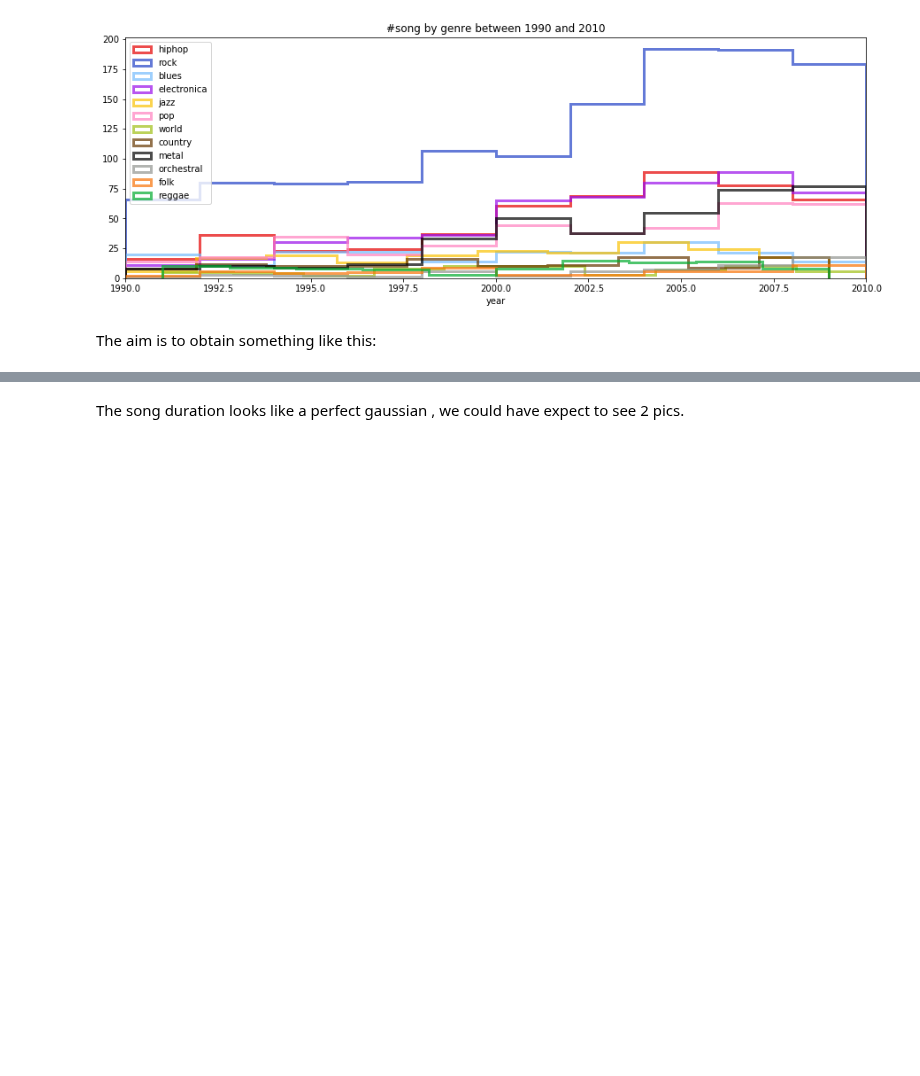
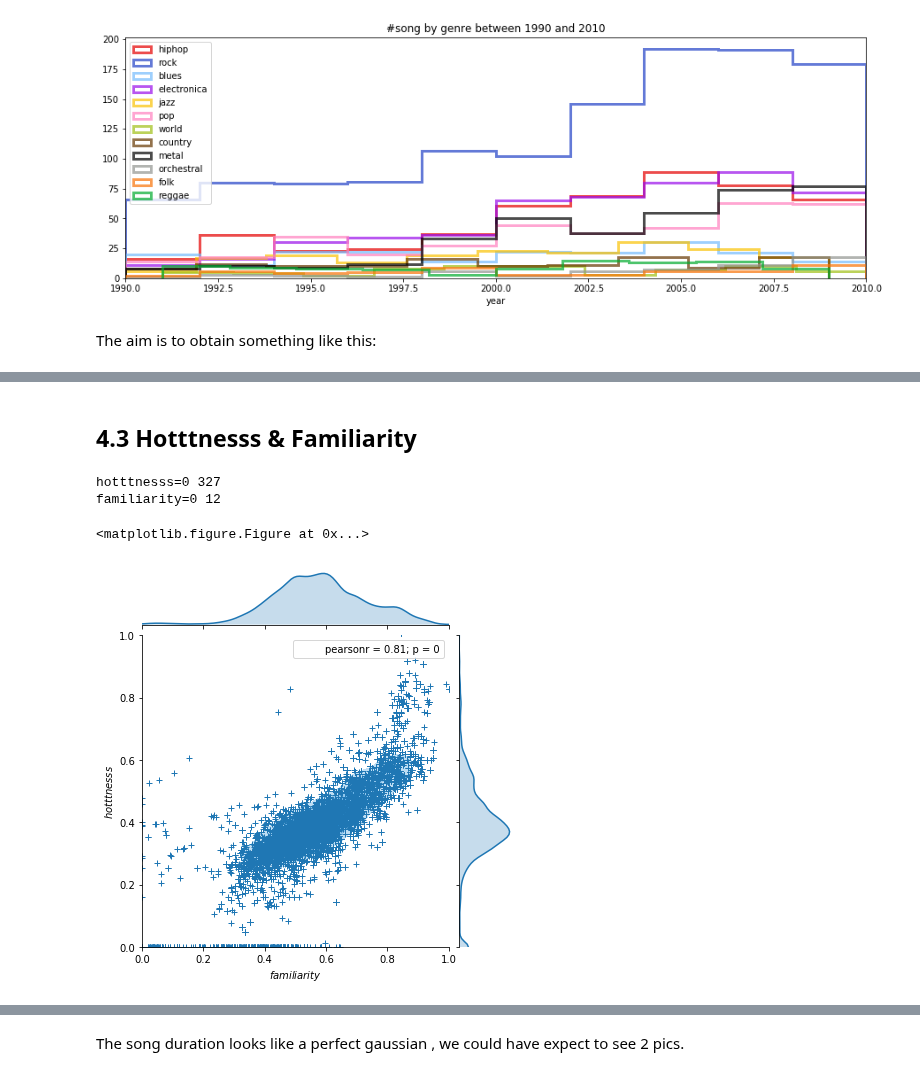
Before and after one commit to mathildemrt/ada, a Jupyter notebook: project/project.ipynb, the cells around one changed output, grey strips where cells are left out. Drawn from its saved outputs; the diff is of its cells as text; code cells hidden in the pictures; blank space fills up the shorter version.

```diff
--- a/project/project.ipynb
+++ b/project/project.ipynb
@@ -593,3 +600,20 @@ plt.title('#song by genre between 1990 and 2010')
 The aim is to obtain something like this:
 # %% [markdown]
 <img src="https://newartistmodel.com/wp-content/uploads/2014/11/Screen-Shot-2014-10-28-at-11.22.14-PM.png">
+# %% [markdown]
+## 4.3 Hotttnesss & Familiarity
+# %%
+print('hotttnesss=0',len(df[df['hotttnesss']==0]))
+print('familiarity=0',len(df[df['familiarity']==0]))
+# %% [output]
+hotttnesss=0 327
+familiarity=0 12
+# %%
+fig = plt.figure(figsize=(10,5))
+g = sns.jointplot(x="familiarity", y="hotttnesss", data=df, kind="kde",xlim=[0,1], ylim=[0,1])
+g.plot_joint(plt.scatter, s=30, linewidth=1, marker="+")
+g.ax_joint.collections[0].set_alpha(0)
+g.set_axis_labels("$familiarity$", "$hotttnesss$");
+# %% [output]
+<matplotlib.figure.Figure at 0x...>
+[figure, added]
```
Also changed, not shown: parts of 26 cells of this notebook.
